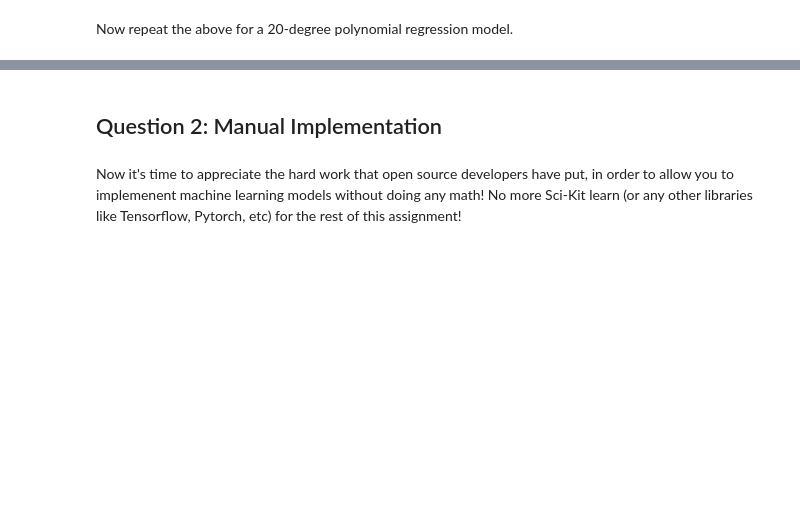
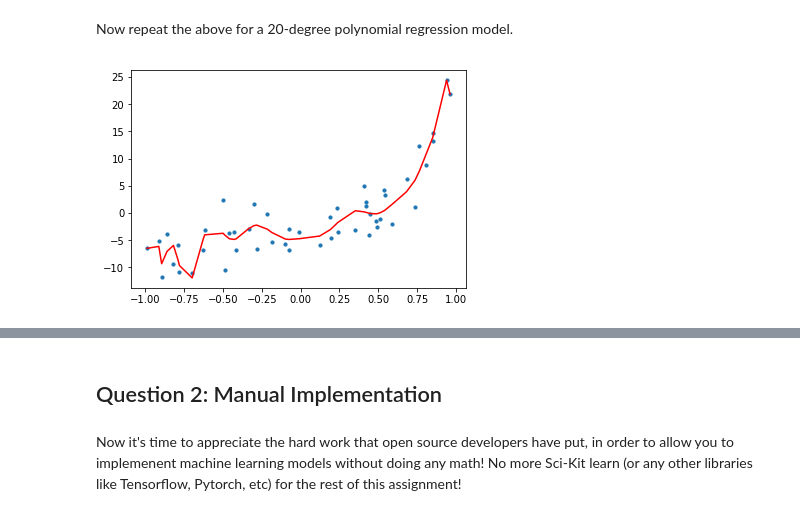
Before and after one commit to McGillAISociety/mais-bootcamp-w2019, a Jupyter notebook: Assignment2/Assignment 2.ipynb, the cells around one changed output, grey strips where cells are left out. Cells and saved outputs as stored; diff of their text form; code cells hidden in the pictures; blank space fills up the shorter version.

```diff
--- a/Assignment2/Assignment 2.ipynb
+++ b/Assignment2/Assignment 2.ipynb
@@ -135,10 +158,17 @@ Now it is your turn! Following the same format as above, implement a 10-degree p
 # %% [markdown]
 Now repeat the above for a 20-degree polynomial regression model.
 # %%
-### YOUR CODE HERE - Fit a 20-degree polynomial using Sci-Kit Learn
+### YOUR CODE HERE - Fit a 10-degree polynomial using Sci-Kit Learn
+poly20 = PolynomialFeatures(degree=20)
+x_poly = poly20.fit_transform(train_x)
+
+model20 = LinearRegression()
+model20.fit(x_poly, train_y)
+y_poly_pred = model20.predict(x_poly)
 
 ### YOUR CODE HERE - Plot your the curve on the training data set
-
-### YOUR CODE HERE - Use model to predict output of validation set
-
-### YOUR CODE HERE - Calculate the RMSE. Report and plot the curve on the validation set.
+plt.scatter(train_x, train_y, s=10)
+plt.plot(train_x, y_poly_pred, color='r')
+plt.show()
+# %% [output]
+[figure, added]
```
Also changed, not shown: parts of 14 cells of this notebook, 1 other file.
